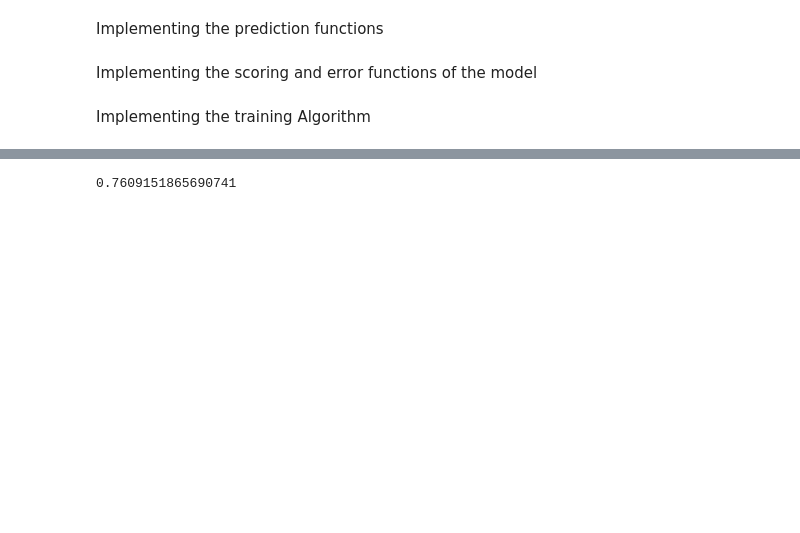
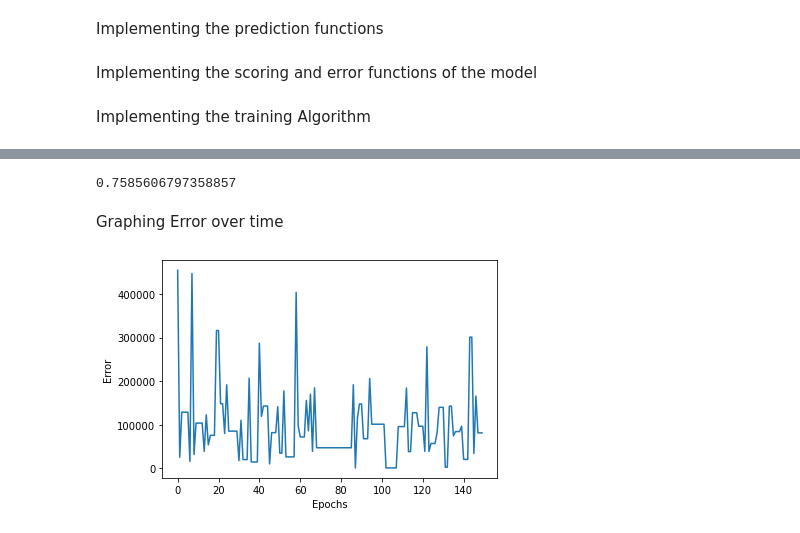
Before and after one commit to taylormock03/Machine-Learning-Classification, a Jupyter notebook: Linear Perceptron/Perceptron.ipynb, the cells around one changed output, grey strips where cells are left out. Cells and saved outputs as stored; diff of their text form; code cells hidden in the pictures; blank space fills up the shorter version.

Commit message:
Added some normalisation and error visualisation

```diff
--- a/Linear Perceptron/Perceptron.ipynb
+++ b/Linear Perceptron/Perceptron.ipynb
@@ -77,19 +83,19 @@ validate_x,validate_y = validate.drop(columns='income').to_numpy(), validate['in
 # %% [markdown]
 Implementing the prediction functions
 # %%
-def predict_(model, data):
+def predict_(model, data,bias):
     results = 0
     # Iterate through each parameter of the model
     for i in range(len(data)):
 
         results += model[i] * data[i]
 
-    return results
+    return results+bias
 
 # Give the prediction in a binary (+ or -) result rather
 # than the continuous prediction of the predict_ function
-def predict(model,data):
-    return np.sign(predict_(model,data))
+def predict(model,data,bias):
+    return np.sign(predict_(model,data,bias))
 # %% [markdown]
 Implementing the scoring and error functions of the model
 # %%
@@ -114,28 +121,30 @@ Implementing the training Algorithm
 # %%
 # This is one iteration/epoch of the model
 
-def iterate_model(model, X, y, learing_rate = 0.01):
-    pred = predict(model, X)
+def iterate_model(model, X, y, bias, learing_rate = 0.01):
+    pred = predict(model, X, bias)
     for i in range(len(model)):
         model[i] += (y-pred)*X[i]*learing_rate
-    return model
+        bias += (y - pred)*learing_rate
+    return model,bias
 
-def train_model(X,y, learning_rate=0.01, epochs = 200):
-
+def train_model(X, y, learning_rate=0.01, epochs = None, min_epoch=10):
+    if epochs ==None: epochs= len(X)
+    bias = 0.0
     model = np.full((len(X[0])),1, dtype=float)
     errors = []
 
-    for i in range(epochs):
-        errors.append(total_error(model,X,y))
+    for i in tqdm(range(epochs)):
+        errors.append(total_error(model,X,y, bias))
 
-        try:
-            if errors[i] <= errors[i-5]: break
-        except:
-            pass
+        # try:
+        #     if errors[i] <= errors[i-5] and len(errors)>=min_epoch: break
+        # except:
+        #     pass
         j = randint(0, len(X)-1)
-        model = iterate_model(model, X[j], y[j], learing_rate=learning_rate)
-    return model, errors
+        model,bias = iterate_model(model, X[j], y[j], bias, learing_rate=learning_rate)
+    return model, errors,bias
 # %%
-model,errors = train_model(train_x, train_y, epochs=200)
-model, errors
+model,errors,bias = train_model(train_x, train_y, epochs=150)
+model, errors, bias
 # %% [output]
@@ -165,6 +174,15 @@ def validation_error(X,y, model):
 
     return sum_positive/len(X)
 # %%
-validation_error(validate_x,validate_y, model)
+validation_error(validate_x,validate_y, model, bias)
 # %% [output]
-0.7609151865690741
+0.7585606797358857
+# %% [markdown]
+Graphing Error over time
+# %%
+plt.plot(errors)
+plt.ylabel("Error")
+plt.xlabel("Epochs")
+plt.show()
+# %% [output]
+[figure, added]
```
Also changed, not shown: parts of 5 cells of this notebook.
